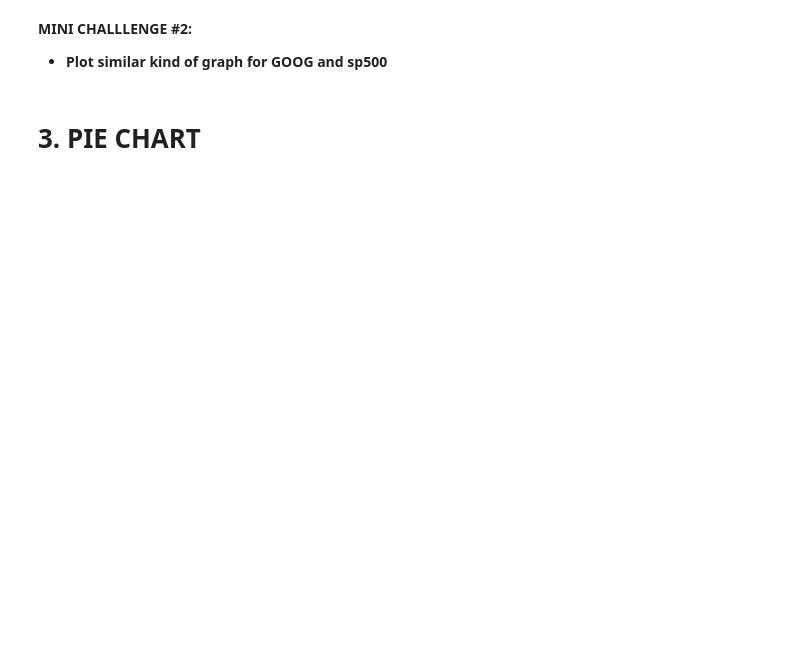
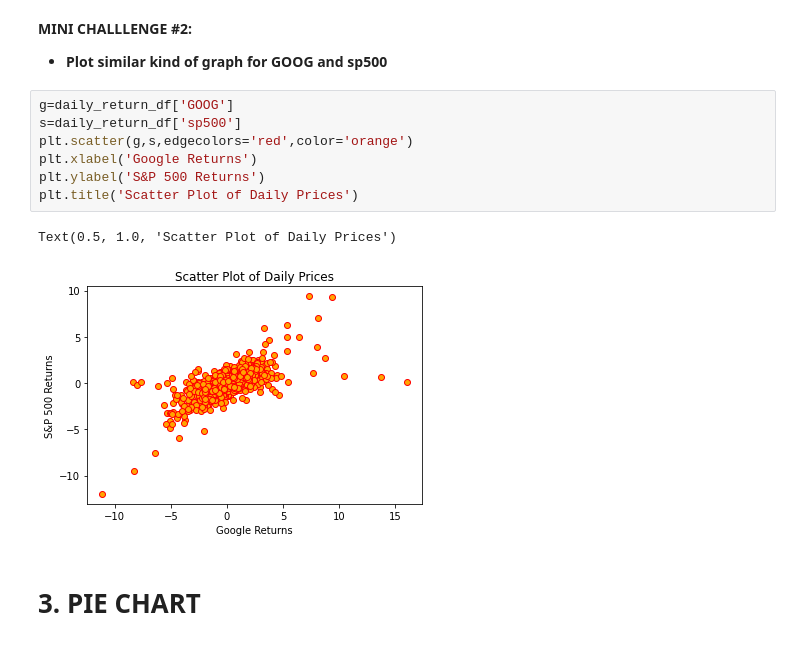
Before and after one commit to KishalayP/Part-1.-Python-Programming-Fundamentals, a Jupyter notebook: 9. Python 101 - Data Visualization with matplotlib - Skeleton b4 filming.ipynb, the cells around one changed output. Saved outputs shown, nothing was run; the diff lists cells and outputs as text; blank space fills up the shorter version.

```diff
--- a/9. Python 101 - Data Visualization with matplotlib - Skeleton b4 filming.ipynb
+++ b/9. Python 101 - Data Visualization with matplotlib - Skeleton b4 filming.ipynb
@@ -67,5 +75,15 @@ Text(0.5, 1.0, 'My Second Plotting Exercise')
 # %% [markdown]
 **MINI CHALLLENGE #2:**
 - **Plot similar kind of graph for GOOG and sp500**
+# %%
+g=daily_return_df['GOOG']
+s=daily_return_df['sp500']
+plt.scatter(g,s,edgecolors='red',color='orange')
+plt.xlabel('Google Returns')
+plt.ylabel('S&P 500 Returns')
+plt.title('Scatter Plot of Daily Prices')
+# %% [output]
+Text(0.5, 1.0, 'Scatter Plot of Daily Prices')
+[figure, added]
 # %% [markdown]
 # 3. PIE CHART
```
Also changed, not shown: parts of 26 cells of this notebook, 1 other file.
